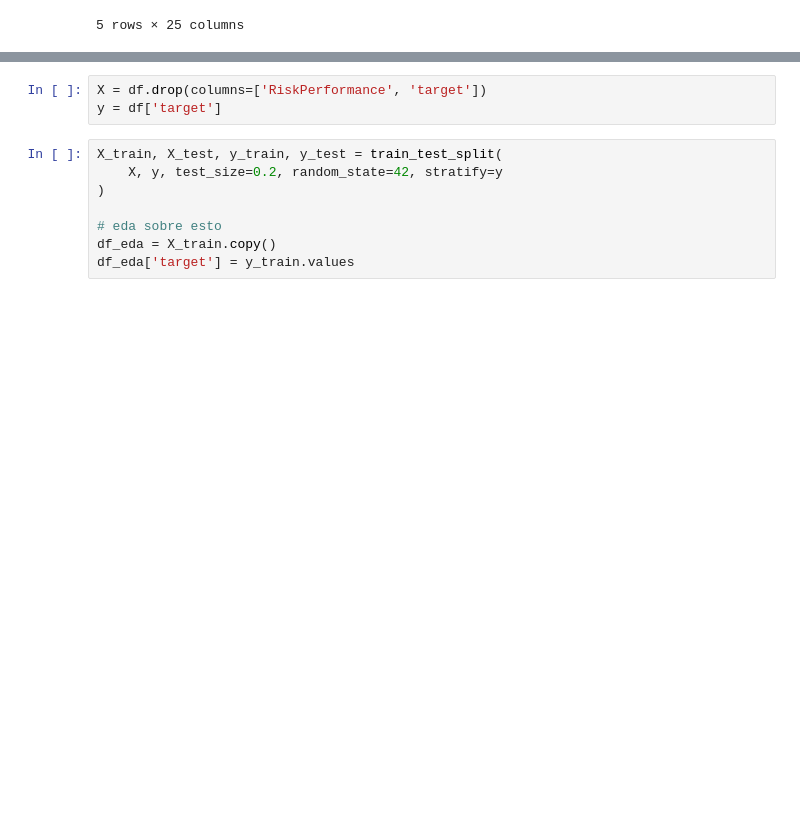
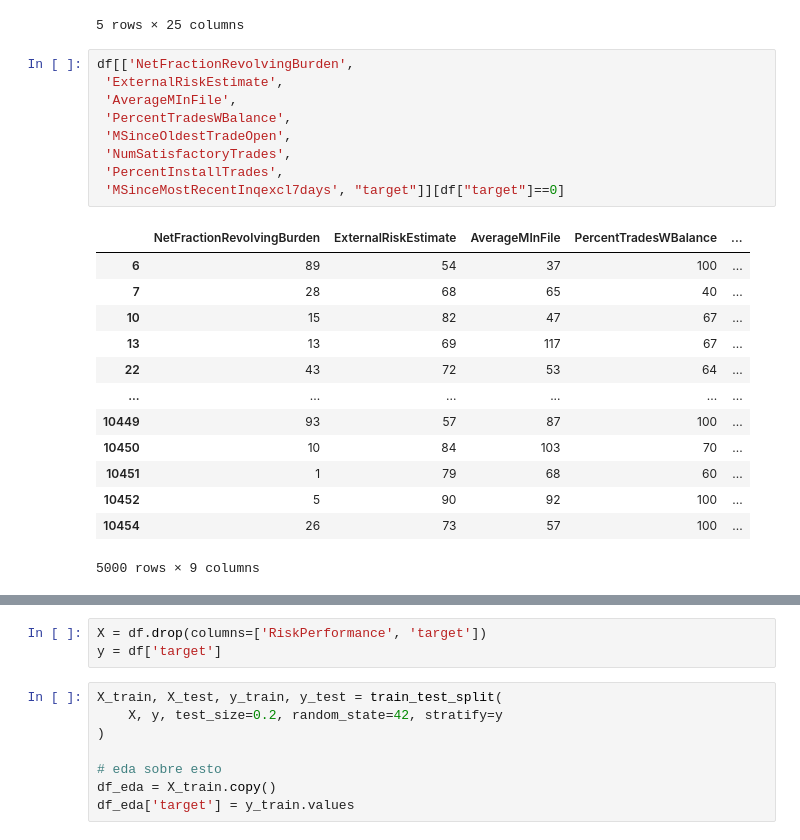
Before and after one commit to emmasampablo09-boop/credit-risk-ml, a Jupyter notebook: notebooks/01_EDA.ipynb, the cells around one changed output, grey strips where cells are left out. Saved outputs shown, nothing was run; the diff lists cells and outputs as text; blank space fills up the shorter version.

```diff
--- a/notebooks/01_EDA.ipynb
+++ b/notebooks/01_EDA.ipynb
@@ -23,3 +23,26 @@ df.head()
 | 3 | Bad | 66 | 169 | 1 | 73 | ... |
 | 4 | Bad | 81 | 333 | 27 | 132 | ... |
 5 rows × 25 columns
+# %%
+df[['NetFractionRevolvingBurden',
+ 'ExternalRiskEstimate',
+ 'AverageMInFile',
+ 'PercentTradesWBalance',
+ 'MSinceOldestTradeOpen',
+ 'NumSatisfactoryTrades',
+ 'PercentInstallTrades',
+ 'MSinceMostRecentInqexcl7days', "target"]][df["target"]==0]
+# %% [output]
+|  | NetFractionRevolvingBurden | ExternalRiskEstimate | AverageMInFile | PercentTradesWBalance | ... |
+| 6 | 89 | 54 | 37 | 100 | ... |
+| 7 | 28 | 68 | 65 | 40 | ... |
+| 10 | 15 | 82 | 47 | 67 | ... |
+| 13 | 13 | 69 | 117 | 67 | ... |
+| 22 | 43 | 72 | 53 | 64 | ... |
+| ... | ... | ... | ... | ... | ... |
+| 10449 | 93 | 57 | 87 | 100 | ... |
+| 10450 | 10 | 84 | 103 | 70 | ... |
+| 10451 | 1 | 79 | 68 | 60 | ... |
+| 10452 | 5 | 90 | 92 | 100 | ... |
+| 10454 | 26 | 73 | 57 | 100 | ... |
+5000 rows × 9 columns
```
Also changed, not shown: parts of 1 cell of this notebook, 34 other files.
